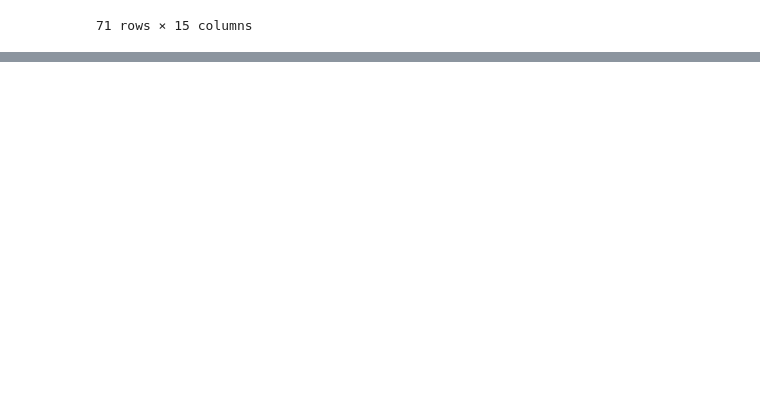
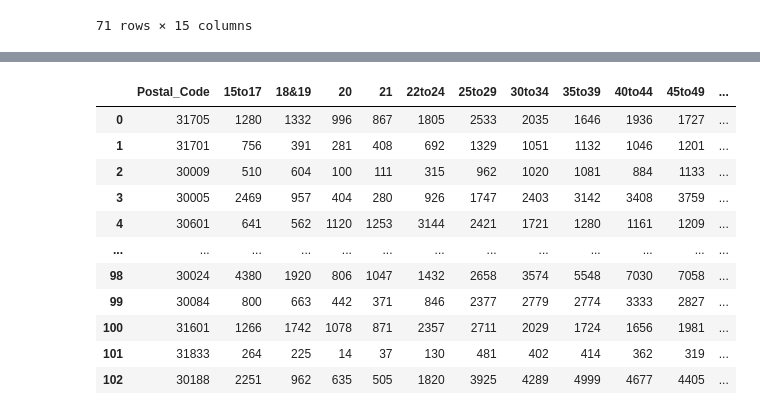
Before and after one commit to sjani184/Megadatatron, a Jupyter notebook: main_notebook.ipynb, the cells around one changed output, grey strips where cells are left out. Drawn from its saved outputs; the diff is of its cells as text; code cells hidden in the pictures; blank space fills up the shorter version.

```diff
--- a/main_notebook.ipynb
+++ b/main_notebook.ipynb
@@ -419,0 +409,78 @@ plt.savefig ("output/college_bar_chart.png")
+# %%
+#population demographics data
+#audrey
+
+#imports
+import json
+from api_keys_2 import c_key
+
+#list of postal codes
+ga_brews_df['postal_code']
+print(len(ga_brews_df.index))
+ #print (postal_code)
+count = 0
+population_postalcode = []
+#r = ga_brews_df.to_dict('index')
+#Loop through the postal codes, make a call to the census dataset and pull the population data
+for index, row in ga_brews_df.iterrows():
+    postal_code=row['postal_code']
+    cleaned_five_digit_postal_code=postal_code
+    if "-" in postal_code:
+        index_of_hyphen = cleaned_five_digit_postal_code.index("-")
+        cleaned_five_digit_postal_code=cleaned_five_digit_postal_code[:index_of_hyphen]
+#Pull age data for males and females and then add together to produce total for the population
+    requestURL = f"https://api.census.gov/data/2017/acs/acs5?key={c_key}&"+\
+    "get=B01001_006E,B01001_030E,B01001_007E,B01001_031E,B01001_008E,B01001_032E,B01001_009E,B01001_033E,"+\
+    "B01001_010E,B01001_034E,B01001_011E,B01001_035E,B01001_012E,B01001_036E,B01001_013E,B01001_037E,B01001_014E,"+\
+    "B01001_038E,B01001_015E,B01001_039E,B01001_016E,B01001_040E,B01001_017E,B01001_041E&for=zip%20code%20tabulation"+\
+    "%20area:"+cleaned_five_digit_postal_code
+
+    response = requests.get(requestURL)
+    if count == 104:
+        break
+    count += 1
+    if response.text !="":
+        formattedResponse = json.loads(response.text)[1:]
+        Malesage15to17 = int(formattedResponse[0][0])
+        Femalesage15to17 = int(formattedResponse[0][1])
+        Malesage18and19 = int(formattedResponse[0][2])
+        Femalesage18and19 = int(formattedResponse[0][3])
+        Malesage20 = int(formattedResponse[0][4])
+        Femalesage20 = int(formattedResponse[0][5])
+        Malesage21 = int(formattedResponse[0][6])
+        Femalesage21 = int(formattedResponse[0][7])
+        Malesage22to24 = int(formattedResponse[0][8])
+        Femalesage22to24 = int(formattedResponse[0][9])
+        Malesage25to29 = int(formattedResponse[0][10])
+        Femalesage25to29 = int(formattedResponse[0][11])
+        Malesage30to34 = int(formattedResponse[0][12])
+        Femalesage30to34 = int(formattedResponse[0][13])
+        Malesage35to39 = int(formattedResponse[0][14])
+        Femalesage35to39 = int(formattedResponse[0][15])
+        Malesage40to44 = int(formattedResponse[0][16])
+        Femalesage40to44 = int(formattedResponse[0][17])
+        Malesage45to49 = int(formattedResponse[0][18])
+        Femalesage45to49 = int(formattedResponse[0][19])
+        Malesage50to54 = int(formattedResponse[0][20])
+        Femalesage50to54 = int(formattedResponse[0][21])
+        Malesage55to59 = int(formattedResponse[0][22])
+        Femalesage55to59 = int(formattedResponse[0][23])
+        population_postalcode.append({'Postal_Code': cleaned_five_digit_postal_code,
+                                      '15to17':Malesage15to17+Femalesage15to17,
+                                      '18&19':Malesage18and19+Femalesage18and19,
+                                      '20':Malesage20+Femalesage20,
+                                      '21' :Malesage21+Femalesage21,
+                                     '22to24' :Malesage22to24+Femalesage22to24,
+                                     '25to29' :Malesage25to29+Femalesage25to29,
+                                     '30to34' :Malesage30to34+Femalesage30to34,
+                                     '35to39' :Malesage35to39+Femalesage35to39,
+                                     '40to44' :Malesage40to44+Femalesage40to44,
+                                     '45to49' :Malesage45to49+Femalesage45to49,
+                                     '50to54' :Malesage50to54+Femalesage50to54,
+                                     '55to59' :Malesage55to59+Femalesage55to59})
+        #print (formattedResponse)
+Totals = pd.DataFrame(population_postalcode)
+
+Totals
+#ga_brews_df['postal_code']
+# %% [output]
@@ -419,0 +488,12 @@ plt.savefig ("output/college_bar_chart.png")
+|  | Postal_Code | 15to17 | 18&19 | 20 | 21 | 22to24 | 25to29 | 30to34 | 35to39 | 40to44 | 45to49 | ... |
+| 0 | 31705 | 1280 | 1332 | 996 | 867 | 1805 | 2533 | 2035 | 1646 | 1936 | 1727 | ... |
+| 1 | 31701 | 756 | 391 | 281 | 408 | 692 | 1329 | 1051 | 1132 | 1046 | 1201 | ... |
+| 2 | 30009 | 510 | 604 | 100 | 111 | 315 | 962 | 1020 | 1081 | 884 | 1133 | ... |
+| 3 | 30005 | 2469 | 957 | 404 | 280 | 926 | 1747 | 2403 | 3142 | 3408 | 3759 | ... |
+| 4 | 30601 | 641 | 562 | 1120 | 1253 | 3144 | 2421 | 1721 | 1280 | 1161 | 1209 | ... |
+| ... | ... | ... | ... | ... | ... | ... | ... | ... | ... | ... | ... | ... |
+| 98 | 30024 | 4380 | 1920 | 806 | 1047 | 1432 | 2658 | 3574 | 5548 | 7030 | 7058 | ... |
+| 99 | 30084 | 800 | 663 | 442 | 371 | 846 | 2377 | 2779 | 2774 | 3333 | 2827 | ... |
+| 100 | 31601 | 1266 | 1742 | 1078 | 871 | 2357 | 2711 | 2029 | 1724 | 1656 | 1981 | ... |
+| 101 | 31833 | 264 | 225 | 14 | 37 | 130 | 481 | 402 | 414 | 362 | 319 | ... |
+| 102 | 30188 | 2251 | 962 | 635 | 505 | 1820 | 3925 | 4289 | 4999 | 4677 | 4405 | ... |
```
Also changed, not shown: parts of 15 cells of this notebook, 4 other files.
